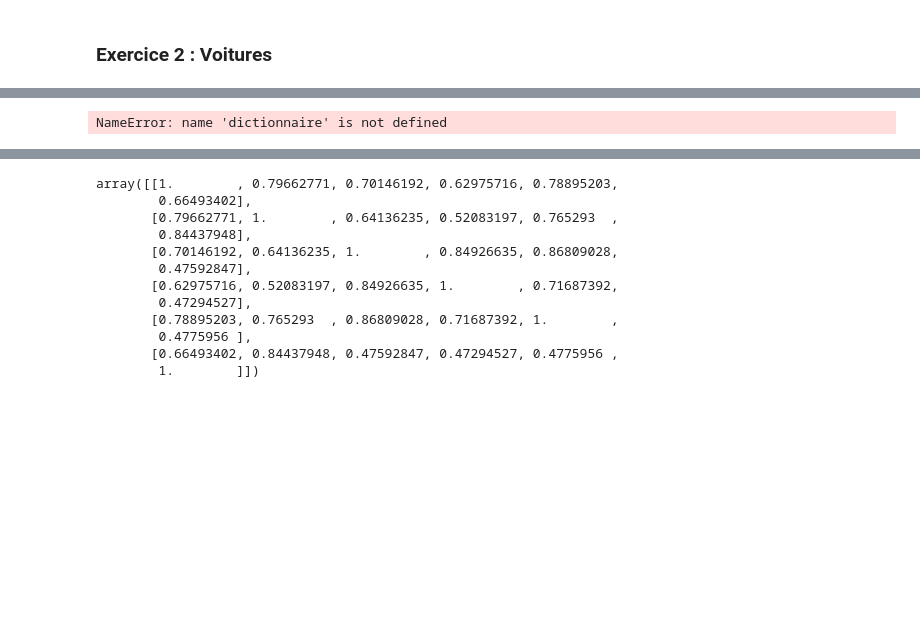
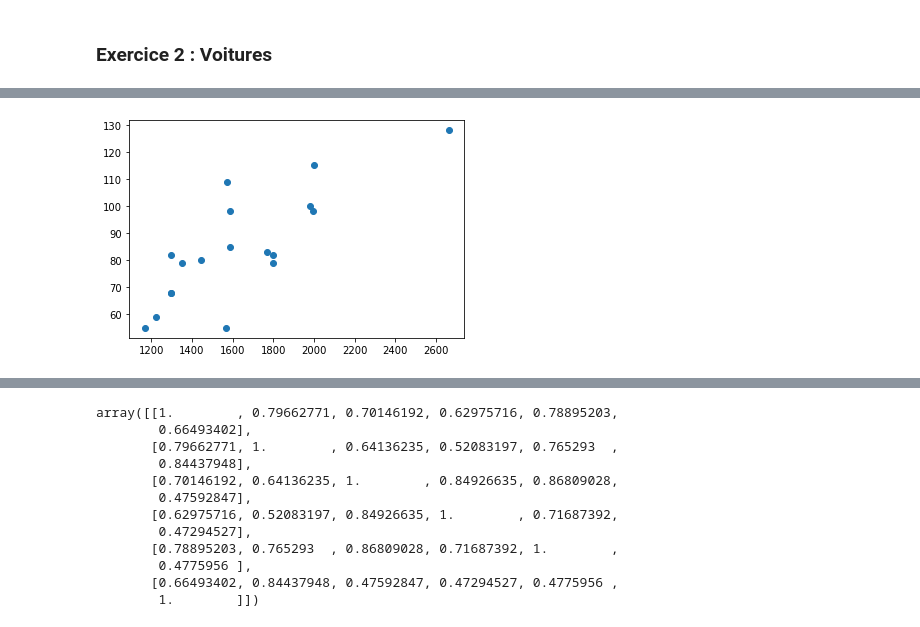
Before and after one commit to FloDarPie/L3, a Jupyter notebook: S5/MathIA/Statistique/Acp.ipynb, the cells around one changed output, grey strips where cells are left out. Saved outputs shown, nothing was run; the diff lists cells and outputs as text; code cells hidden in the pictures; blank space fills up the shorter version.

```diff
--- a/S5/MathIA/Statistique/Acp.ipynb
+++ b/S5/MathIA/Statistique/Acp.ipynb
@@ -194,6 +212,6 @@ plt.show()
 # %%
-plt.scatter(dictionnaire[L[0]], dictionnaire[L[1]])
+plt.scatter(Z[L[0]], Z[L[1]])
 plt.show()
 # %% [output]
-NameError: name 'dictionnaire' is not defined
+[figure, added]
 # %%
```
Also changed, not shown: parts of 9 cells of this notebook, 31 other files.
